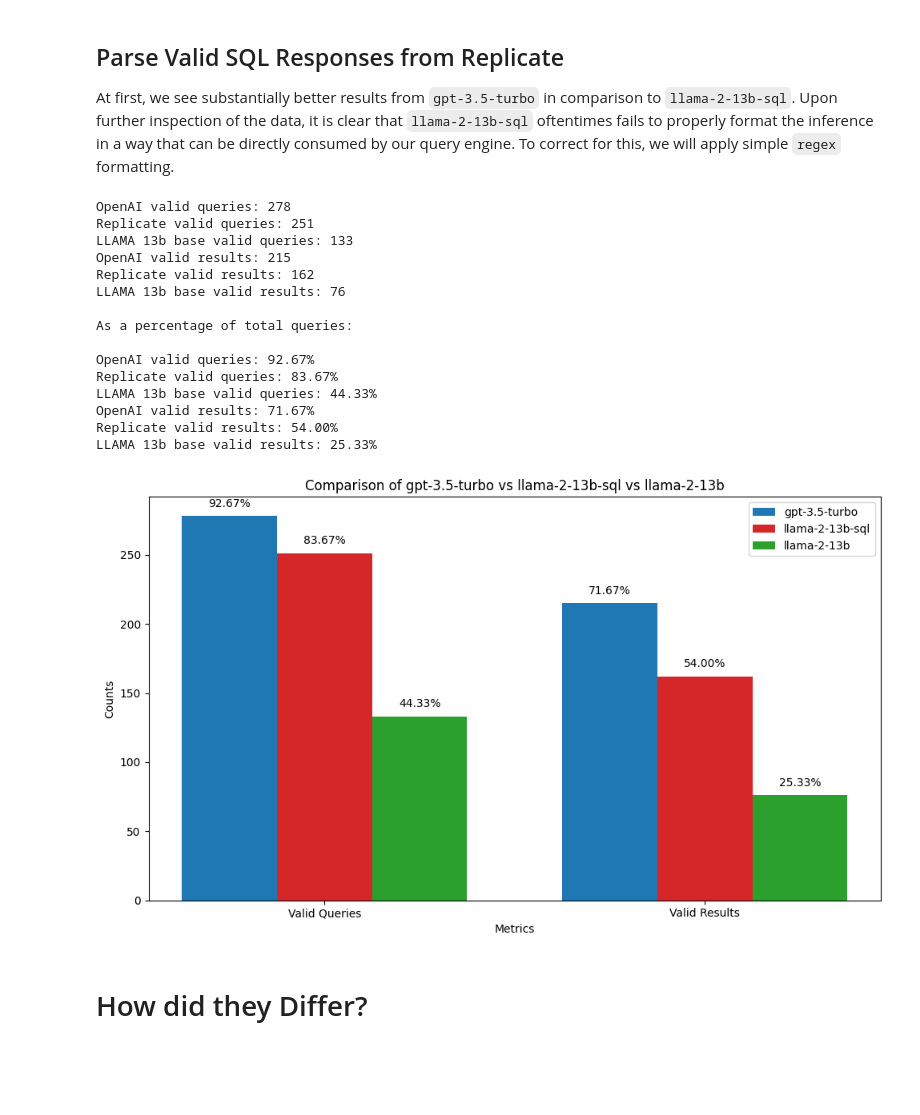
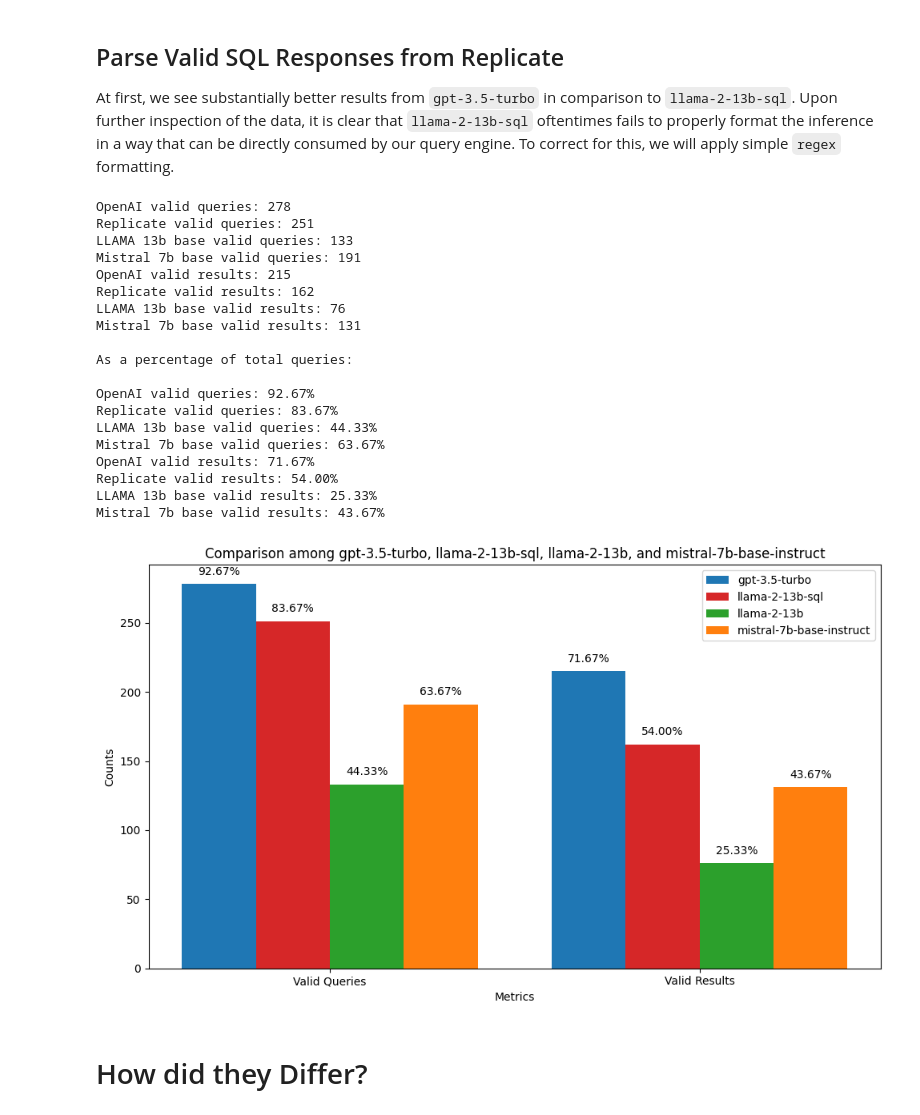
Before and after one commit to denverbaumgartner/autoSQL, a Jupyter notebook: autoSQL/autosql/eval/eval.ipynb, the cells around one changed output. Drawn from its saved outputs; the diff is of its cells as text; code cells hidden in the pictures; blank space fills up the shorter version.

Commit message:
predict: hf-api (#5)
* predict: hf inference api

* eval: mistral-7b-instruct

```diff
--- a/autoSQL/autosql/eval/eval.ipynb
+++ b/autoSQL/autosql/eval/eval.ipynb
@@ -65,34 +66,44 @@ inference_data = inference_data.map(sqe.validate_replicate_query)
 First, we will simply get a count of how many queries that were returned were valid. These responses are from inferences that have no data clearning applied to them. To collect this data, we will run the inference query against the sample data using `sqglot`.
 # %%
 inference_data = inference_data.map(sqe.validate_openai_query)
+
 inference_data = inference_data.map(sqe.validate_replicate_query)
 inference_data = inference_data.map(sqe.validate_replicate_query, fn_kwargs={"query_label": "llama_2_13b_base_inference", "result_label": "llama_2_13b_base_result", "valid_label": "llama_2_13b_base_valid"})
+inference_data = inference_data.map(sqe.validate_replicate_query, fn_kwargs={"query_label": "mistral_response", "result_label": "mistral_7b_base_result", "valid_label": "mistral_7b_base_valid"})
+
 inference_data = inference_data.map(sqe.inference_result_check)
 inference_data = inference_data.map(sqe.custom_inference_result_check, fn_kwargs={"column_result_label": "llama_2_13b_base_result", "outcome_label": "llama_2_13b_base_correct"})
+inference_data = inference_data.map(sqe.custom_inference_result_check, fn_kwargs={"column_result_label": "mistral_7b_base_result", "outcome_label": "mistral_7b_base_correct"})
 
 openai_valid_queries = inference_data.filter(lambda x: x["openai_valid"] == True)
 replicate_valid_queries = inference_data.filter(lambda x: x["replicate_valid"] == True)
 llama_13b_base_valid_queries = inference_data.filter(lambda x: x["llama_2_13b_base_valid"] == True)
+mistral_7b_base_valid_queries = inference_data.filter(lambda x: x["mistral_7b_base_valid"] == True)
 
 openai_valid_results = inference_data.filter(lambda x: x["openai_correct"] == True)
 replicate_valid_results = inference_data.filter(lambda x: x["replicate_correct"] == True)
 llama_13b_base_valid_results = inference_data.filter(lambda x: x["llama_2_13b_base_correct"] == True)
+mistral_7b_base_valid_results = inference_data.filter(lambda x: x["mistral_7b_base_correct"] == True)
 
 print("OpenAI valid queries: {}".format(openai_valid_queries.num_rows))
 print("Replicate valid queries: {}".format(replicate_valid_queries.num_rows))
 print("LLAMA 13b base valid queries: {}".format(llama_13b_base_valid_queries.num_rows))
+print("Mistral 7b base valid queries: {}".format(mistral_7b_base_valid_queries.num_rows))
 
 print("OpenAI valid results: {}".format(openai_valid_results.num_rows))
 print("Replicate valid results: {}".format(replicate_valid_results.num_rows))
 print("LLAMA 13b base valid results: {}".format(llama_13b_base_valid_results.num_rows))
+print("Mistral 7b base valid results: {}".format(mistral_7b_base_valid_results.num_rows))
 
 print("\nAs a percentage of total queries: \n")
 print("OpenAI valid queries: {:.2f}%".format(100 * openai_valid_queries.num_rows / inference_data.num_rows))
 print("Replicate valid queries: {:.2f}%".format(100 * replicate_valid_queries.num_rows / inference_data.num_rows))
 print("LLAMA 13b base valid queries: {:.2f}%".format(100 * llama_13b_base_valid_queries.num_rows / inference_data.num_rows))
+print("Mistral 7b base valid queries: {:.2f}%".format(100 * mistral_7b_base_valid_queries.num_rows / inference_data.num_rows))
 
 print("OpenAI valid results: {:.2f}%".format(100 * openai_valid_results.num_rows / inference_data.num_rows))
 print("Replicate valid results: {:.2f}%".format(100 * replicate_valid_results.num_rows / inference_data.num_rows))
 print("LLAMA 13b base valid results: {:.2f}%".format(100 * llama_13b_base_valid_results.num_rows / inference_data.num_rows))
+print("Mistral 7b base valid results: {:.2f}%".format(100 * mistral_7b_base_valid_results.num_rows / inference_data.num_rows))
 # %% [output]
 OpenAI valid queries: 278
@@ -133,52 +148,68 @@ inference_data = datasets.concatenate_datasets([replicate_valid_queries, replica
 # %%
 inference_data = inference_data.map(sqe.replicate_response_parser)
 inference_data = inference_data.map(sqe.replicate_response_parser, fn_kwargs={"inference_label": "llama_2_13b_base_inference", "result_label": "llama_2_13b_base_result", "valid_label": "llama_2_13b_base_valid"})
+inference_data = inference_data.map(sqe.replicate_response_parser, fn_kwargs={"inference_label": "mistral_response", "result_label": "mistral_7b_base_result", "valid_label": "mistral_7b_base_valid"})
+
 inference_data = inference_data.map(sqe.validate_openai_query)
+
 inference_data = inference_data.map(sqe.validate_replicate_query)
 inference_data = inference_data.map(sqe.validate_replicate_query, fn_kwargs={"query_label": "llama_2_13b_base_inference", "result_label": "llama_2_13b_base_result", "valid_label": "llama_2_13b_base_valid"})
+inference_data = inference_data.map(sqe.validate_replicate_query, fn_kwargs={"query_label": "mistral_response", "result_label": "mistral_7b_base_result", "valid_label": "mistral_7b_base_valid"})
+
 inference_data = inference_data.map(sqe.inference_result_check)
 inference_data = inference_data.map(sqe.custom_inference_result_check, fn_kwargs={"column_result_label": "llama_2_13b_base_result", "outcome_label": "llama_2_13b_base_correct"})
+inference_data = inference_data.map(sqe.custom_inference_result_check, fn_kwargs={"column_result_label": "mistral_7b_base_result", "outcome_label": "mistral_7b_base_correct"})
 
 openai_valid_queries = inference_data.filter(lambda x: x["openai_valid"] == True)
 replicate_valid_queries = inference_data.filter(lambda x: x["replicate_valid"] == True)
 llama_13b_base_valid_queries = inference_data.filter(lambda x: x["llama_2_13b_base_valid"] == True)
+mistral_7b_base_valid_queries = inference_data.filter(lambda x: x["mistral_7b_base_valid"] == True)
 
 openai_valid_results = inference_data.filter(lambda x: x["openai_correct"] == True)
 replicate_valid_results = inference_data.filter(lambda x: x["replicate_correct"] == True)
 llama_13b_base_valid_results = inference_data.filter(lambda x: x["llama_2_13b_base_correct"] == True)
+mistral_7b_base_valid_results = inference_data.filter(lambda x: x["mistral_7b_base_correct"] == True)
 
 print("OpenAI valid queries: {}".format(openai_valid_queries.num_rows))
 print("Replicate valid queries: {}".format(replicate_valid_queries.num_rows))
 print("LLAMA 13b base valid queries: {}".format(llama_13b_base_valid_queries.num_rows))
+print("Mistral 7b base valid queries: {}".format(mistral_7b_base_valid_queries.num_rows))
 
 print("OpenAI valid results: {}".format(openai_valid_results.num_rows))
 print("Replicate valid results: {}".format(replicate_valid_results.num_rows))
 print("LLAMA 13b base valid results: {}".format(llama_13b_base_valid_results.num_rows))
+print("Mistral 7b base valid results: {}".format(mistral_7b_base_valid_results.num_rows))
 
 print("\nAs a percentage of total queries: \n")
 print("OpenAI valid queries: {:.2f}%".format(100 * openai_valid_queries.num_rows / inference_data.num_rows))
 print("Replicate valid queries: {:.2f}%".format(100 * replicate_valid_queries.num_rows / inference_data.num_rows))
 print("LLAMA 13b base valid queries: {:.2f}%".format(100 * llama_13b_base_valid_queries.num_rows / inference_data.num_rows))
+print("Mistral 7b base valid queries: {:.2f}%".format(100 * mistral_7b_base_valid_queries.num_rows / inference_data.num_rows))
 
 print("OpenAI valid results: {:.2f}%".format(100 * openai_valid_results.num_rows / inference_data.num_rows))
 print("Replicate valid results: {:.2f}%".format(100 * replicate_valid_results.num_rows / inference_data.num_rows))
 print("LLAMA 13b base valid results: {:.2f}%".format(100 * llama_13b_base_valid_results.num_rows / inference_data.num_rows))
+print("Mistral 7b base valid results: {:.2f}%".format(100 * mistral_7b_base_valid_results.num_rows / inference_data.num_rows))
 # %% [output]
 OpenAI valid queries: 278
 Replicate valid queries: 251
 LLAMA 13b base valid queries: 133
+Mistral 7b base valid queries: 191
 OpenAI valid results: 215
 Replicate valid results: 162
 LLAMA 13b base valid results: 76
+Mistral 7b base valid results: 131
 
 As a percentage of total queries:
 
 OpenAI valid queries: 92.67%
 Replicate valid queries: 83.67%
 LLAMA 13b base valid queries: 44.33%
+Mistral 7b base valid queries: 63.67%
 OpenAI valid results: 71.67%
 Replicate valid results: 54.00%
 LLAMA 13b base valid results: 25.33%
+Mistral 7b base valid results: 43.67%
 # %%
 import numpy as np
 import matplotlib.pyplot as plt
@@ -187,44 +218,50 @@ categories = ['Valid Queries', 'Valid Results']
 openai_values = [openai_valid_queries.num_rows, openai_valid_results.num_rows]
 replicate_values = [replicate_valid_queries.num_rows, replicate_valid_results.num_rows]
 llama_13b_base_values = [llama_13b_base_valid_queries.num_rows, llama_13b_base_valid_results.num_rows]
+mistral_7b_base_values = [mistral_7b_base_valid_queries.num_rows, mistral_7b_base_valid_results.num_rows]
 
 openai_percentages = [100 * openai_valid_queries.num_rows / inference_data.num_rows,
                       100 * openai_valid_results.num_rows / inference_data.num_rows]
 
 replicate_percentages = [100 * replicate_valid_queries.num_rows / inference_data.num_rows,
                          100 * replicate_valid_results.num_rows / inference_data.num_rows]
 
 llama_13b_base_percentages = [100 * llama_13b_base_valid_queries.num_rows / inference_data.num_rows,
                                 100 * llama_13b_base_valid_results.num_rows / inference_data.num_rows]
 
+mistral_7b_base_percentages = [100 * mistral_7b_base_valid_queries.num_rows / inference_data.num_rows,
+                                100 * mistral_7b_base_valid_results.num_rows / inference_data.num_rows]
+
 x = np.arange(len(categories))  # the label locations
-width = 0.25  # Adjusted width of the bars for 3 sets
+width = 0.2  # Adjusted width of the bars for 4 sets
 
 fig, ax1 = plt.subplots(figsize=(10, 6))
 
 # Bar charts for absolute values
-ax1.bar(x - width, openai_values, width, color='tab:blue', label='gpt-3.5-turbo')
-ax1.bar(x, replicate_values, width, color='tab:red', label='llama-2-13b-sql')
-ax1.bar(x + width, llama_13b_base_values, width, color='tab:green', label='llama-2-13b')
+ax1.bar(x - 1.5 * width, openai_values, width, color='tab:blue', label='gpt-3.5-turbo')
+ax1.bar(x - 0.5 * width, replicate_values, width, color='tab:red', label='llama-2-13b-sql')
+ax1.bar(x + 0.5 * width, llama_13b_base_values, width, color='tab:green', label='llama-2-13b')
+ax1.bar(x + 1.5 * width, mistral_7b_base_values, width, color='tab:orange', label='mistral-7b-base-instruct')  # New set
 
 # Labeling and other aesthetics
 ax1.set_xlabel('Metrics')
 ax1.set_ylabel('Counts')
-ax1.set_title('Comparison of gpt-3.5-turbo vs llama-2-13b-sql vs llama-2-13b')
+ax1.set_title('Comparison among gpt-3.5-turbo, llama-2-13b-sql, llama-2-13b, and mistral-7b-base-instruct')
 ax1.set_xticks(x)
 ax1.set_xticklabels(categories)
 ax1.legend()
 
 # Adding percentages on top of the bars
 for i in range(len(categories)):
-    ax1.text(i - width, openai_values[i] + 5, f"{openai_percentages[i]:.2f}%", ha='center', va='bottom', color='black', rotation=0)
-    ax1.text(i, replicate_values[i] + 5, f"{replicate_percentages[i]:.2f}%", ha='center', va='bottom', color='black', rotation=0)
-    ax1.text(i + width, llama_13b_base_values[i] + 5, f"{llama_13b_base_percentages[i]:.2f}%", ha='center', va='bottom', color='black', rotation=0)
+    ax1.text(i - 1.5 * width, openai_values[i] + 5, f"{openai_percentages[i]:.2f}%", ha='center', va='bottom', color='black', rotation=0)
+    ax1.text(i - 0.5 * width, replicate_values[i] + 5, f"{replicate_percentages[i]:.2f}%", ha='center', va='bottom', color='black', rotation=0)
+    ax1.text(i + 0.5 * width, llama_13b_base_values[i] + 5, f"{llama_13b_base_percentages[i]:.2f}%", ha='center', va='bottom', color='black', rotation=0)
+    ax1.text(i + 1.5 * width, mistral_7b_base_values[i] + 5, f"{mistral_7b_base_percentages[i]:.2f}%", ha='center', va='bottom', color='black', rotation=0)  # New set
 
 plt.tight_layout()
 plt.show()
 # %% [output]
-[figure, old version]
+[figure, new version]
 # %% [markdown]
 # How did they Differ?
 # %%
```
Also changed, not shown: parts of 3 cells of this notebook, 2 other files.
